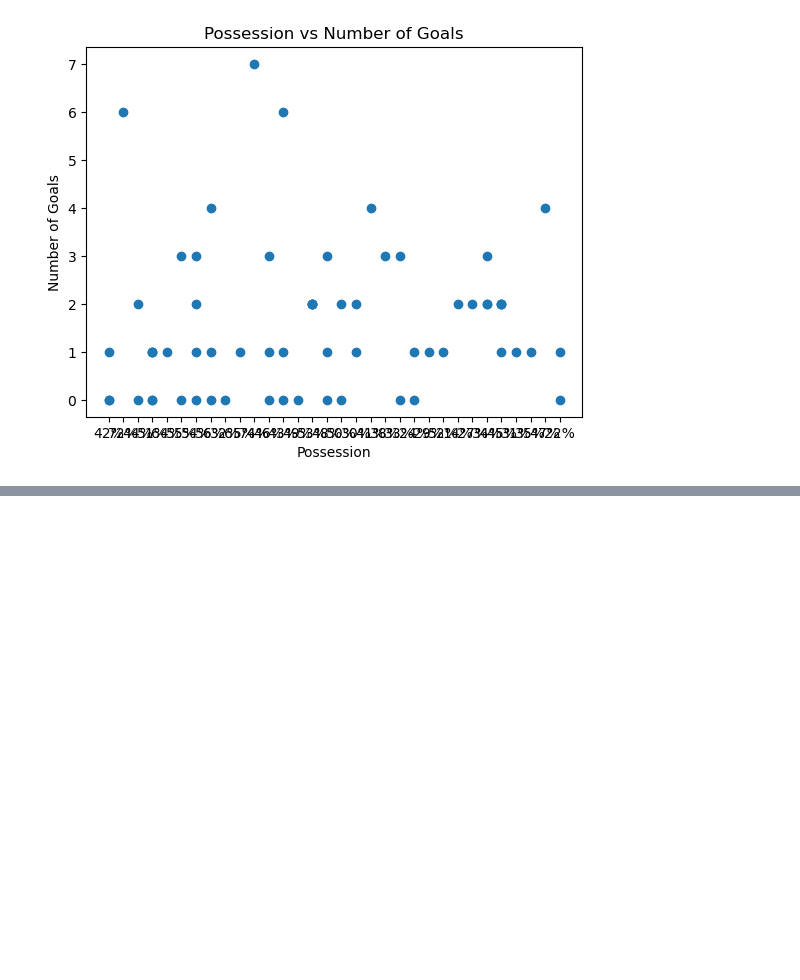
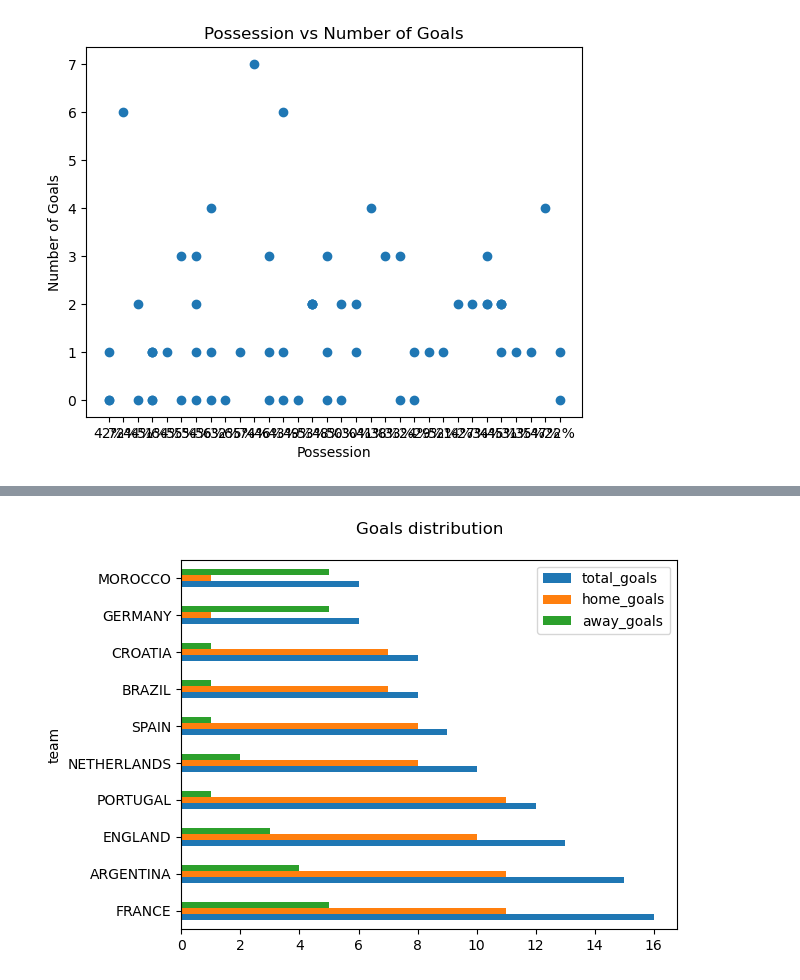
Before and after one commit to Sudipakhrin/Data-Analysis, a Jupyter notebook: Fifa 2022.ipynb, the cells around one changed output, grey strips where cells are left out. Saved outputs shown, nothing was run; the diff lists cells and outputs as text; code cells hidden in the pictures; blank space fills up the shorter version.

```diff
--- a/Fifa 2022.ipynb
+++ b/Fifa 2022.ipynb
@@ -110,0 +331,5 @@ plt.show()
+# %%
+top_10_total_goals[['total_goals', 'home_goals', 'away_goals']].plot(kind="barh", title = 'Goals distribution\n')
+plt.show()
+# %% [output]
+[figure, added]
```
Also changed, not shown: parts of 26 cells of this notebook.
